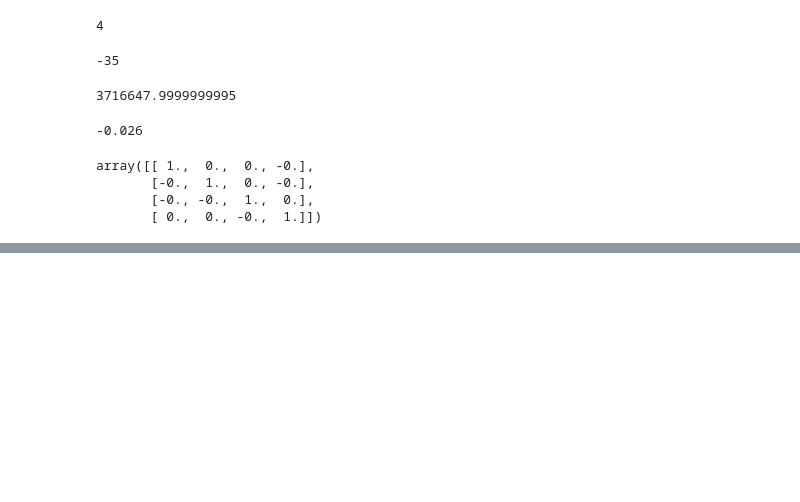
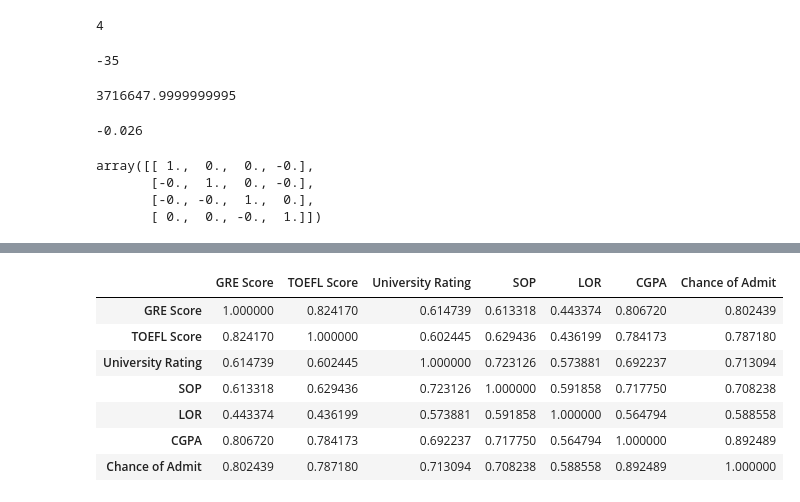
Before and after one commit to EugeniaVoytik/Skillfactory_Data_Science_Degree, a Jupyter notebook: module_3/Module_suppl_notebooks/MATH&STAT-1. Linear algebra.ipynb, the cells around one changed output, grey strips where cells are left out. Saved outputs shown, nothing was run; the diff lists cells and outputs as text; code cells hidden in the pictures; blank space fills up the shorter version.

```diff
--- a/module_3/Module_suppl_notebooks/MATH&STAT-1. Linear algebra.ipynb
+++ b/module_3/Module_suppl_notebooks/MATH&STAT-1. Linear algebra.ipynb
@@ -692,0 +749,13 @@ array([[ 1.,  0.,  0., -0.],
+# %%
+data_sliced = data.iloc[:, 1:]
+# %%
+data_sliced[data_sliced.Research == 1].drop(labels='Research', axis=1).corr()
+# %% [output]
+|  | GRE Score | TOEFL Score | University Rating | SOP | LOR | CGPA | Chance of Admit |
+| GRE Score | 1.000000 | 0.824170 | 0.614739 | 0.613318 | 0.443374 | 0.806720 | 0.802439 |
+| TOEFL Score | 0.824170 | 1.000000 | 0.602445 | 0.629436 | 0.436199 | 0.784173 | 0.787180 |
+| University Rating | 0.614739 | 0.602445 | 1.000000 | 0.723126 | 0.573881 | 0.692237 | 0.713094 |
+| SOP | 0.613318 | 0.629436 | 0.723126 | 1.000000 | 0.591858 | 0.717750 | 0.708238 |
+| LOR | 0.443374 | 0.436199 | 0.573881 | 0.591858 | 1.000000 | 0.564794 | 0.588558 |
+| CGPA | 0.806720 | 0.784173 | 0.692237 | 0.717750 | 0.564794 | 1.000000 | 0.892489 |
+| Chance of Admit | 0.802439 | 0.787180 | 0.713094 | 0.708238 | 0.588558 | 0.892489 | 1.000000 |
```
Also changed, not shown: parts of 24 cells of this notebook.
